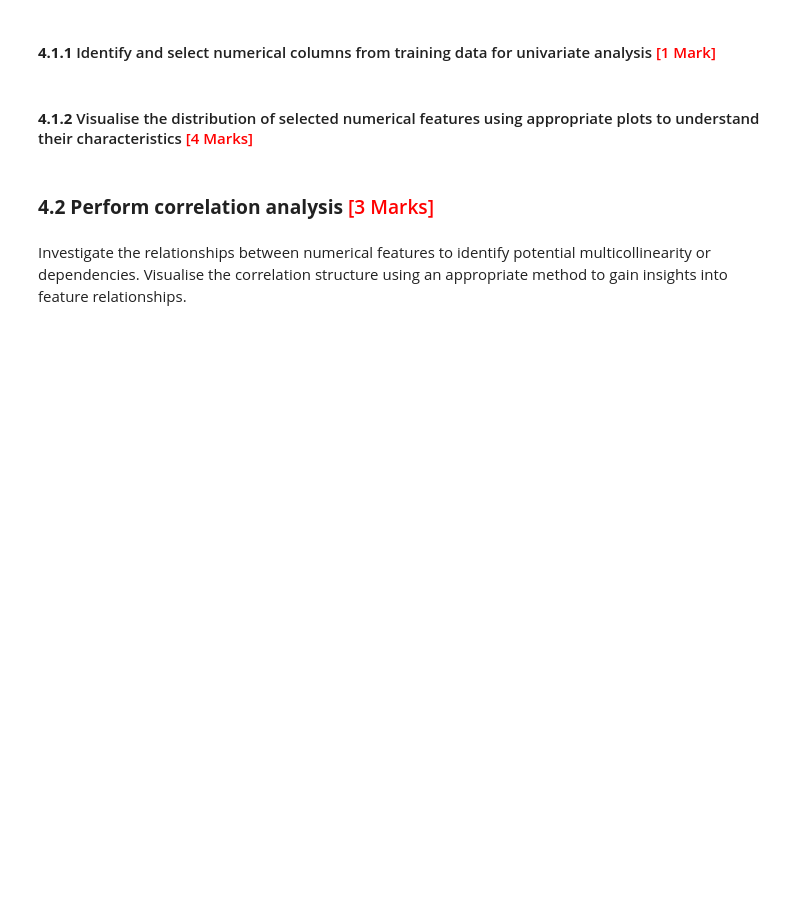
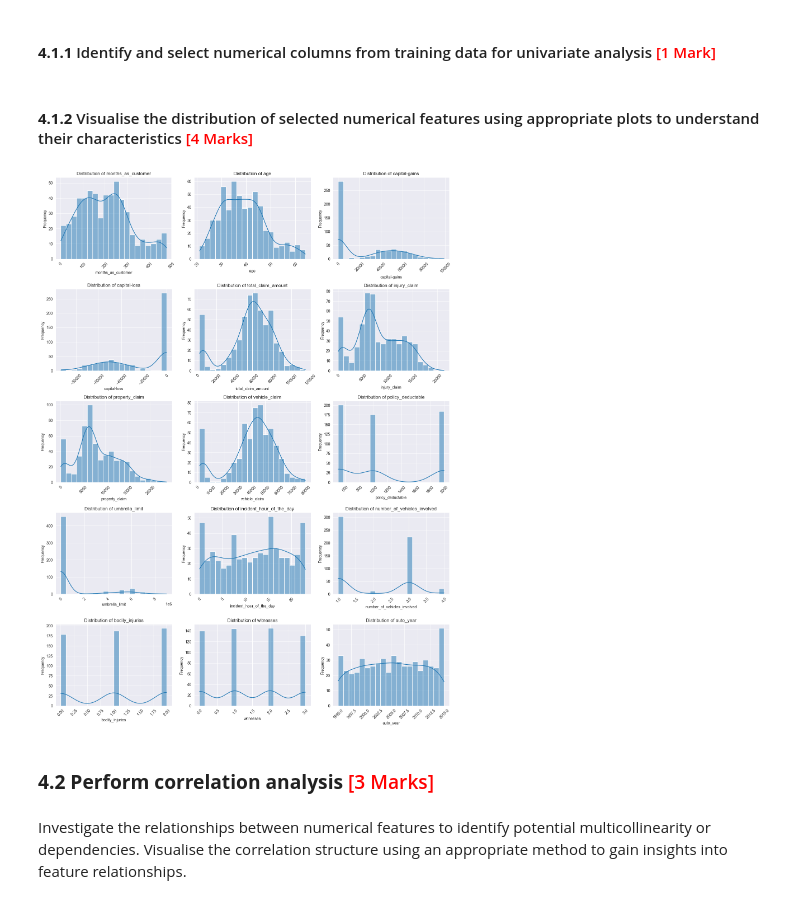
Before and after one commit to jagdsh/model_selection_insurance_fraud_claim, a Jupyter notebook: Fraudulent_Claim_Detection_Starter.ipynb, the cells around one changed output. Saved outputs shown, nothing was run; the diff lists cells and outputs as text; code cells hidden in the pictures; blank space fills up the shorter version.

Commit message:
[Add] EDA train and validations

```diff
--- a/Fraudulent_Claim_Detection_Starter.ipynb
+++ b/Fraudulent_Claim_Detection_Starter.ipynb
@@ -499,6 +493,6 @@ memory usage: 225.0+ KB
 # %%
 # Fix the data types of the columns with incorrect data types
 insurance_claims_cleaned['policy_bind_date'] = pd.to_datetime(insurance_claims_cleaned['policy_bind_date'])
-insurance_claims_cleaned['policy_csl'] = insurance_claims_cleaned['policy_csl'].astype(str)
+insurance_claims_cleaned['incident_date'] = pd.to_datetime(insurance_claims_cleaned['incident_date'])
 # %%
 # Check the features of the data again
@@ -513,11 +526,16 @@ from sklearn.model_selection import train_test_split
 ### **3.2 Define feature and target variables** <font color = red>[2 Marks]</font>
 # %%
 # Put all the feature variables in X
-
+X = insurance_claims_cleaned.drop(['fraud_reported'], axis=1)
 # Put the target variable in y
+y = insurance_claims_cleaned['fraud_reported']
 # %% [markdown]
 ### **3.3 Split the data** <font color="red">[3 Marks]</font>
 # %%
 # Split the dataset into 70% train and 30% validation and use stratification on the target variable
-
+X_train, X_validation, y_train, y_validation = train_test_split(X, y, test_size=0.3, random_state=42, stratify=y)
 # Reset index for all train and test sets
+X_train = X_train.reset_index(drop=True)
+X_validation = X_validation.reset_index(drop=True)
+y_train = y_train.reset_index(drop=True)
+y_validation = y_validation.reset_index(drop=True)
@@ -532,2 +558,10 @@ from sklearn.model_selection import train_test_split
+# %%
+# Select numerical columns
+g_categorical_columns = ['policy_state', 'policy_csl', 'insured_sex', 'insured_education_level', 'insured_occupation', 'insured_hobbies', 'insured_relationship', 'incident_type', 'collision_type', 'incident_severity', 'authorities_contacted', 'incident_state', 'incident_city', 'property_damage', 'police_report_available', 'auto_make', 'auto_model']
+g_ordinal_numerical = ['policy_deductable', 'umbrella_limit', 'incident_hour_of_the_day', 'number_of_vehicles_involved', 'bodily_injuries', 'witnesses', 'auto_year']
+g_unique_columns = ['policy_number', 'incident_location']
+g_continuous_numerical = ['months_as_customer', 'age', 'capital-gains', 'capital-loss', 'total_claim_amount', 'injury_claim', 'property_claim', 'vehicle_claim']
+g_date_columns = ['policy_bind_date', 'incident_date']
+g_numerical_columns = g_continuous_numerical + g_ordinal_numerical
 # %% [markdown]
 #### **4.1.2** Visualise the distribution of selected numerical features using appropriate plots to understand their characteristics <font color = "red">[4 Marks]</font>
@@ -536,3 +568,22 @@ from sklearn.model_selection import train_test_split
+# %%
+# Plot all the numerical columns to understand their distribution
+n_variables_cols = len(g_numerical_columns)
+n_cols = 3
+n_rows = (n_variables_cols + n_cols - 1) // n_cols
+
+plt.figure(figsize=(n_cols * 5, n_rows * 4))
+for i, col in enumerate(g_numerical_columns):
+    plt.subplot(n_rows, n_cols, i + 1)
+    sns.histplot(X_train[col], kde=True, bins=20)
+    plt.title(f'Distribution of {col}')
+    plt.xlabel(col)
+    plt.ylabel('Frequency')
+    plt.xticks(rotation=45)
+
+plt.tight_layout()
+plt.show()
+# %% [output]
+[figure, added]
 # %% [markdown]
 ### **4.2 Perform correlation analysis** <font color="red">[3 Marks]</font>
 # %% [markdown]
```
Also changed, not shown: parts of 23 cells of this notebook.
